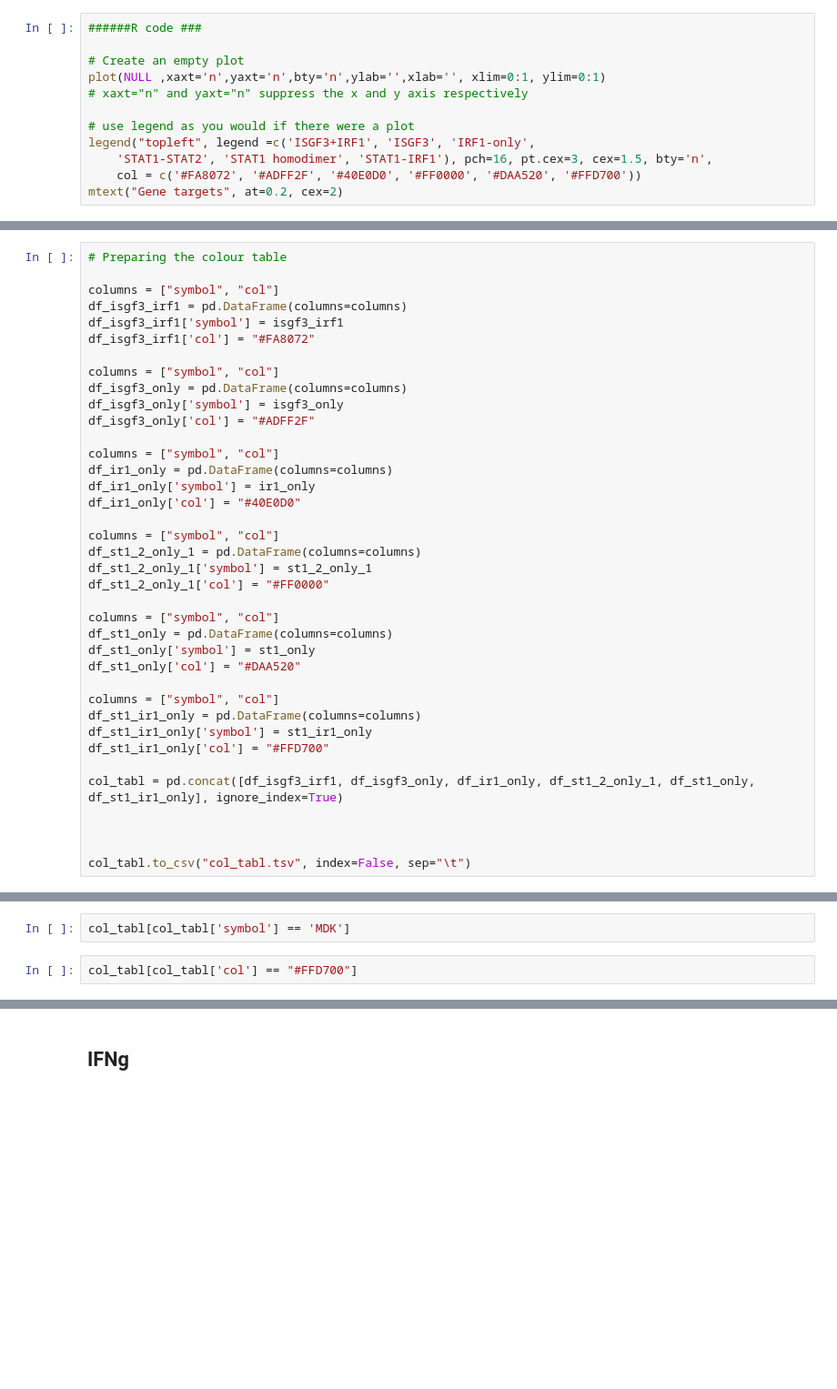
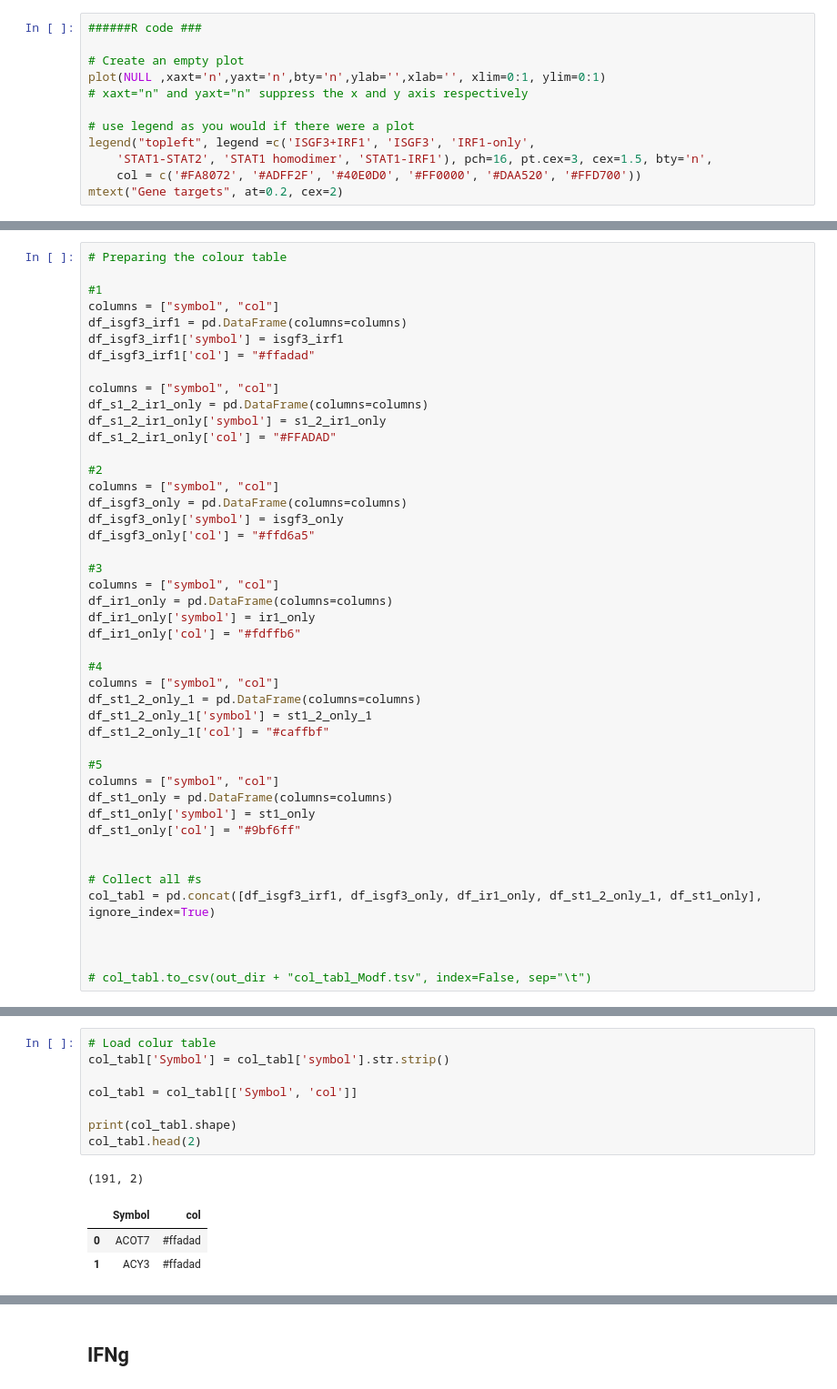
Before and after one commit to peculiar97/networks_motifs, a Jupyter notebook: New_analysis/Networks_new_analysis.ipynb, the cells around one changed output, grey strips where cells are left out. Shown at 91% size. Drawn from its saved outputs; the diff is of its cells as text; blank space fills up the shorter version.

```diff
--- a/New_analysis/Networks_new_analysis.ipynb
+++ b/New_analysis/Networks_new_analysis.ipynb
@@ -777,38 +836,45 @@ mtext("Gene targets", at=0.2, cex=2)
 # %%
 # Preparing the colour table
 
+#1
 columns = ["symbol", "col"]
 df_isgf3_irf1 = pd.DataFrame(columns=columns)
 df_isgf3_irf1['symbol'] = isgf3_irf1
-df_isgf3_irf1['col'] = "#FA8072"
+df_isgf3_irf1['col'] = "#ffadad"
 
+columns = ["symbol", "col"]
+df_s1_2_ir1_only = pd.DataFrame(columns=columns)
+df_s1_2_ir1_only['symbol'] = s1_2_ir1_only
+df_s1_2_ir1_only['col'] = "#FFADAD"
+
+#2
 columns = ["symbol", "col"]
 df_isgf3_only = pd.DataFrame(columns=columns)
 df_isgf3_only['symbol'] = isgf3_only
-df_isgf3_only['col'] = "#ADFF2F"
+df_isgf3_only['col'] = "#ffd6a5"
 
+#3
 columns = ["symbol", "col"]
 df_ir1_only = pd.DataFrame(columns=columns)
 df_ir1_only['symbol'] = ir1_only
-df_ir1_only['col'] = "#40E0D0"
+df_ir1_only['col'] = "#fdffb6"
 
+#4
 columns = ["symbol", "col"]
 df_st1_2_only_1 = pd.DataFrame(columns=columns)
 df_st1_2_only_1['symbol'] = st1_2_only_1
-df_st1_2_only_1['col'] = "#FF0000"
+df_st1_2_only_1['col'] = "#caffbf"
 
+#5
 columns = ["symbol", "col"]
 df_st1_only = pd.DataFrame(columns=columns)
 df_st1_only['symbol'] = st1_only
-df_st1_only['col'] = "#DAA520"
+df_st1_only['col'] = "#9bf6ff"
 
-columns = ["symbol", "col"]
-df_st1_ir1_only = pd.DataFrame(columns=columns)
-df_st1_ir1_only['symbol'] = st1_ir1_only
-df_st1_ir1_only['col'] = "#FFD700"
 
-col_tabl = pd.concat([df_isgf3_irf1, df_isgf3_only, df_ir1_only, df_st1_2_only_1, df_st1_only, df_st1_ir1_only], ignore_index=True)
+# Collect all #s
+col_tabl = pd.concat([df_isgf3_irf1, df_isgf3_only, df_ir1_only, df_st1_2_only_1, df_st1_only], ignore_index=True)
 
 
 
-col_tabl.to_csv("col_tabl.tsv", index=False, sep="\t")
+# col_tabl.to_csv(out_dir + "col_tabl_Modf.tsv", index=False, sep="\t")
@@ -865,4 +893,13 @@ print('Sum of the elements: ', sum(con))
-# %%
-col_tabl[col_tabl['symbol'] == 'MDK']
-# %%
-col_tabl[col_tabl['col'] == "#FFD700"]
+# %%
+# Load colur table
+col_tabl['Symbol'] = col_tabl['symbol'].str.strip()
+
+col_tabl = col_tabl[['Symbol', 'col']]
+
+print(col_tabl.shape)
+col_tabl.head(2)
+# %% [output]
+(191, 2)
+|  | Symbol | col |
+| 0 | ACOT7 | #ffadad |
+| 1 | ACY3 | #ffadad |
```
Also changed, not shown: parts of 97 cells of this notebook.
